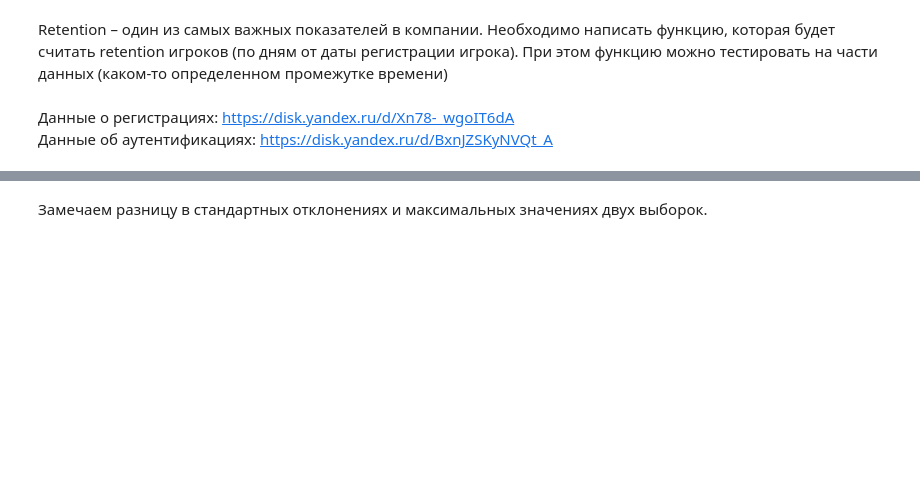
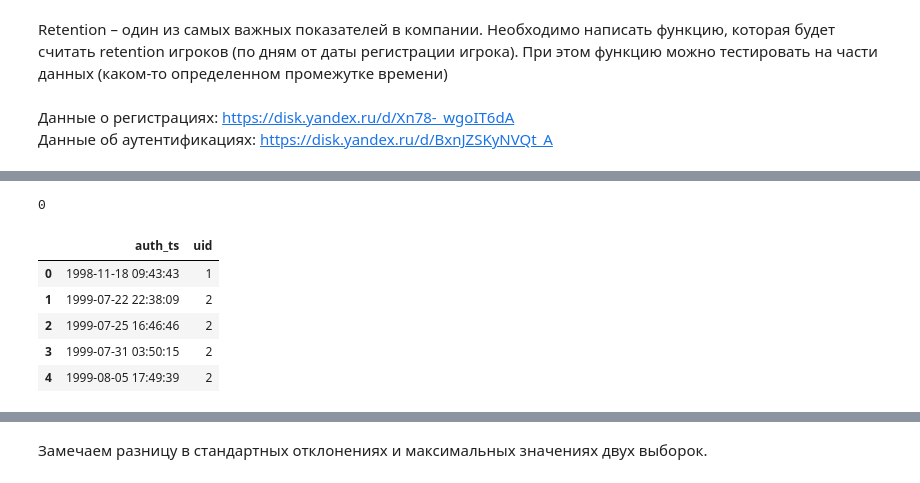
Before and after one commit to equi1p/game_analyst, a Jupyter notebook: Game_project.ipynb, the cells around one changed output, grey strips where cells are left out. Cells and saved outputs as stored; diff of their text form; code cells hidden in the pictures; blank space fills up the shorter version.

```diff
--- a/Game_project.ipynb
+++ b/Game_project.ipynb
@@ -28,3 +27,6 @@ Retention – один из самых важных показателей в к
 # %% [markdown]
 Данные о регистрациях: https://disk.yandex.ru/d/Xn78-_wgoIT6dA
 Данные об аутентификациях: https://disk.yandex.ru/d/BxnJZSKyNVQt_A
+# %%
+reg = read_csv('https://disk.yandex.ru/d/Xn78-_wgoIT6dA', sep = ';')
+auth = read_csv('https://disk.yandex.ru/d/BxnJZSKyNVQt_A', sep = ';')
@@ -30,0 +63,4 @@ Retention – один из самых важных показателей в к
+# %%
+auth.duplicated().sum()
+# %% [output]
+0
@@ -30,0 +71,9 @@ Retention – один из самых важных показателей в к
+# %%
+auth.head()
+# %% [output]
+|  | auth_ts | uid |
+| 0 | 1998-11-18 09:43:43 | 1 |
+| 1 | 1999-07-22 22:38:09 | 2 |
+| 2 | 1999-07-25 16:46:46 | 2 |
+| 3 | 1999-07-31 03:50:15 | 2 |
+| 4 | 1999-08-05 17:49:39 | 2 |
```
Also changed, not shown: parts of 33 cells of this notebook.
